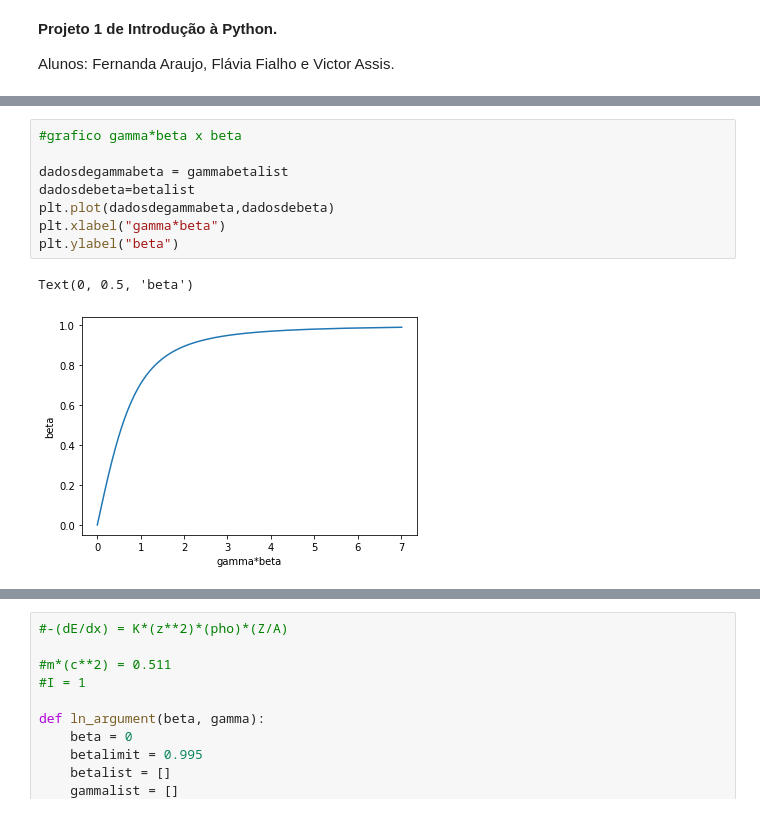
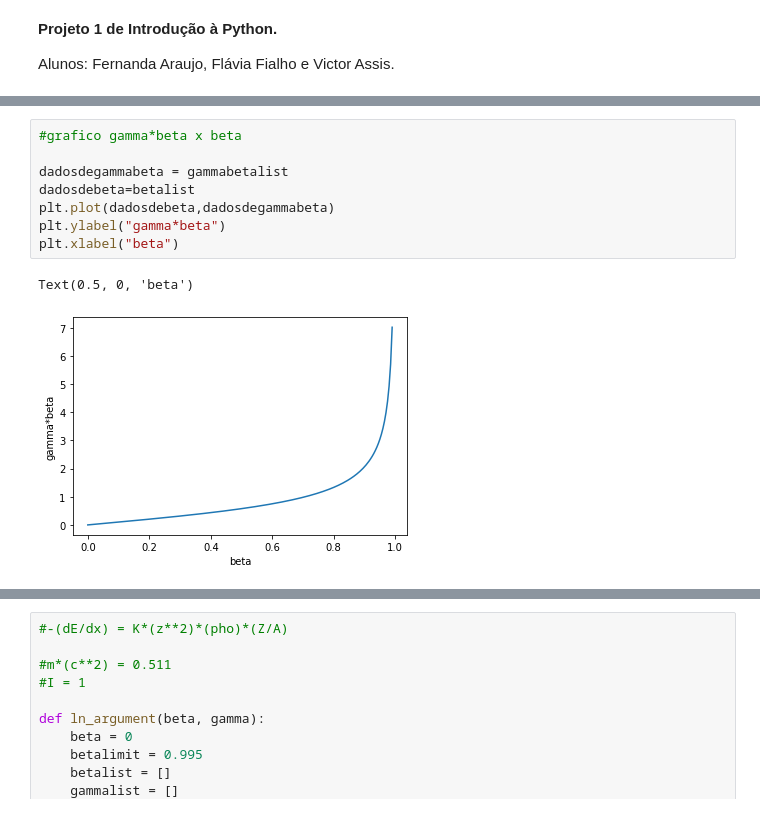
Before and after one commit to fernanda0402/Python, a Jupyter notebook: Projeto_1_FernandaA_Flavia_Victor.ipynb, the cells around one changed output, grey strips where cells are left out. Saved outputs shown, nothing was run; the diff lists cells and outputs as text.

```diff
--- a/Projeto_1_FernandaA_Flavia_Victor.ipynb
+++ b/Projeto_1_FernandaA_Flavia_Victor.ipynb
@@ -58,11 +58,11 @@ Text(0, 0.5, 'beta')
 # %%
 #grafico gamma*beta x beta
 
 dadosdegammabeta = gammabetalist
 dadosdebeta=betalist
-plt.plot(dadosdegammabeta,dadosdebeta)
-plt.xlabel("gamma*beta")
-plt.ylabel("beta")
+plt.plot(dadosdebeta,dadosdegammabeta)
+plt.ylabel("gamma*beta")
+plt.xlabel("beta")
 # %% [output]
-Text(0, 0.5, 'beta')
+Text(0.5, 0, 'beta')
-[figure, old version]
+[figure, new version]
```
Also changed, not shown: parts of 2 cells of this notebook.
